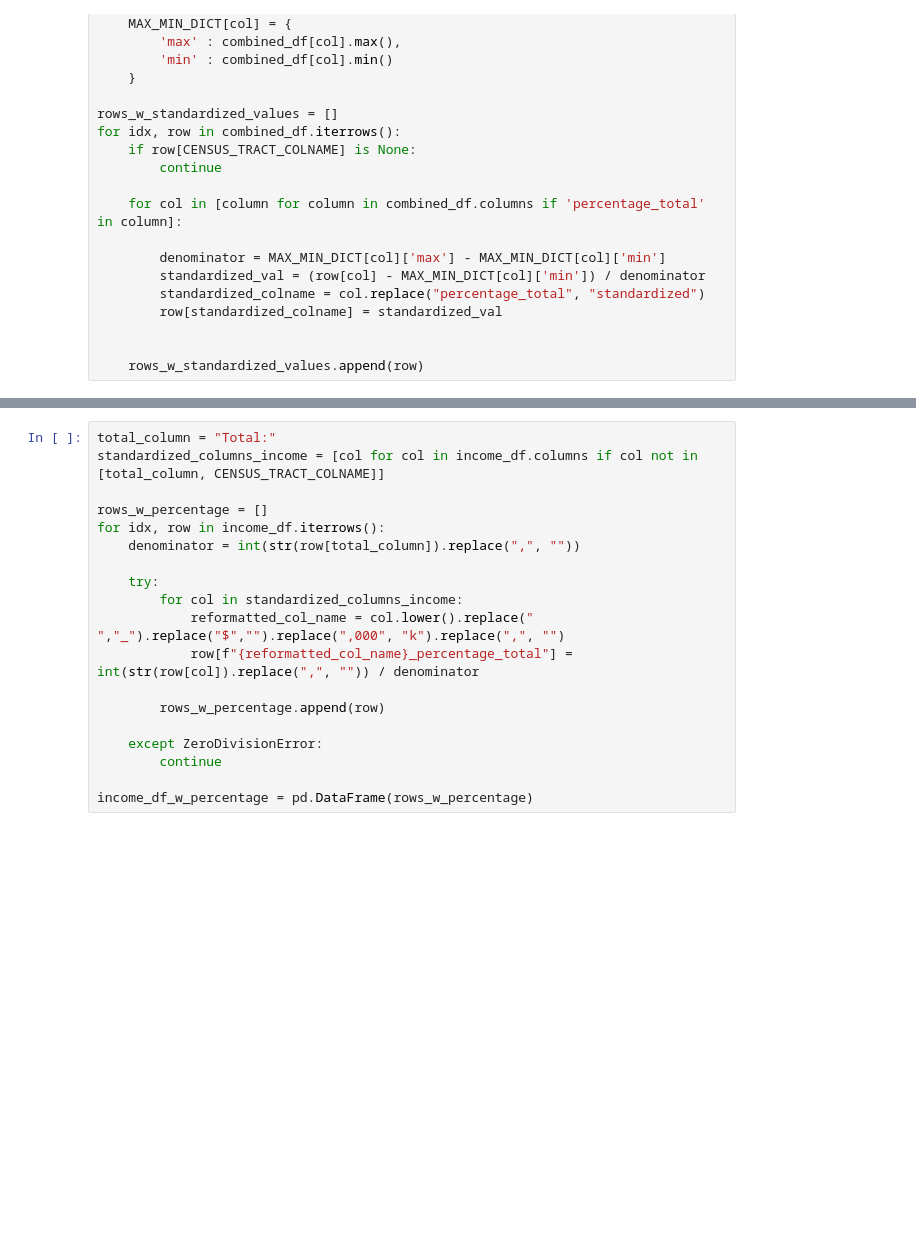
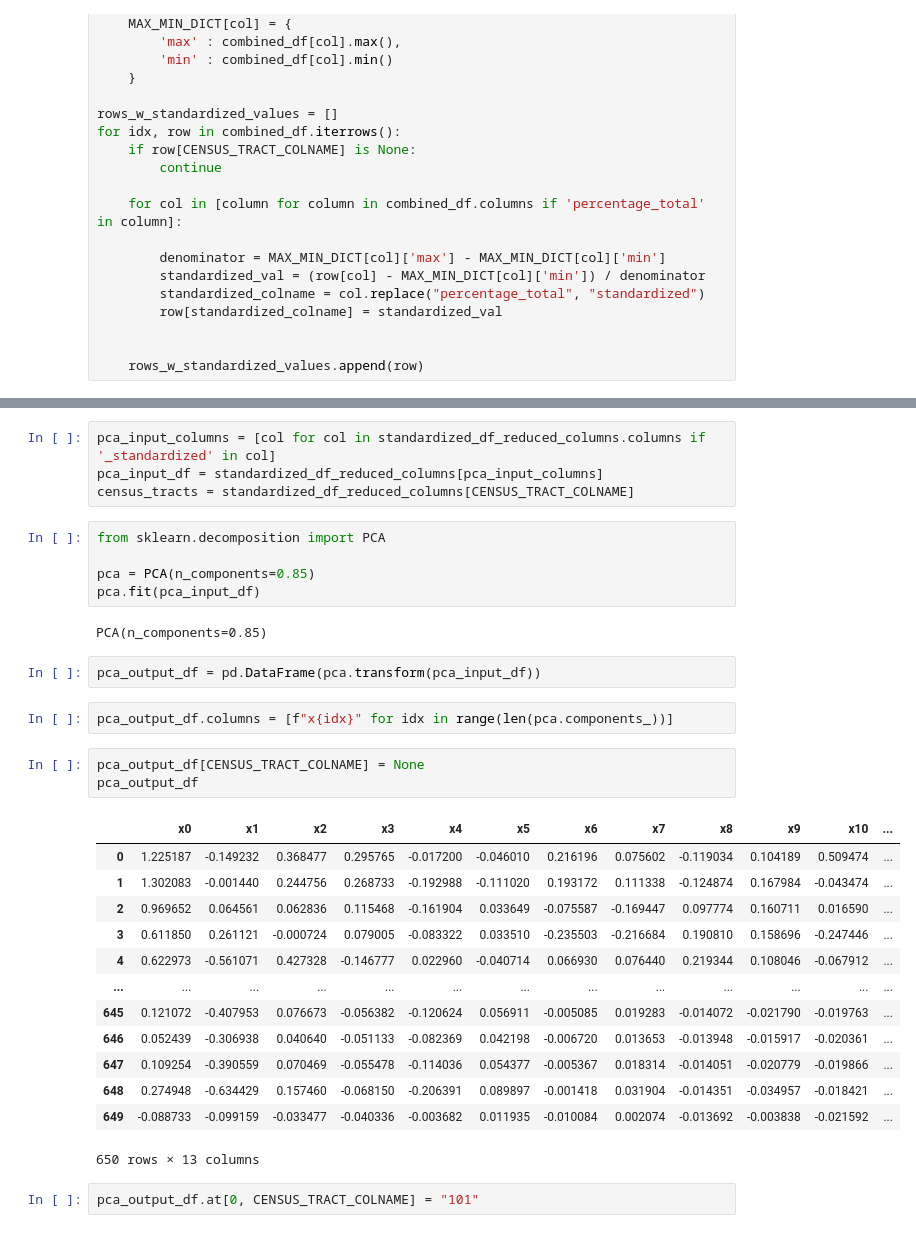
Before and after one commit to b-o-l-l-a/aes-eeng415, a Jupyter notebook: healthcare_project/preprocessing.ipynb, the cells around one changed output, grey strips where cells are left out. Cells and saved outputs as stored; diff of their text form; blank space fills up the shorter version.

```diff
--- a/healthcare_project/preprocessing.ipynb
+++ b/healthcare_project/preprocessing.ipynb
@@ -221,19 +238,34 @@ dtype: int64
-# %%
-total_column = "Total:"
-standardized_columns_income = [col for col in income_df.columns if col not in [total_column, CENSUS_TRACT_COLNAME]]
-
-rows_w_percentage = []
-for idx, row in income_df.iterrows():
-    denominator = int(str(row[total_column]).replace(",", ""))
-
-    try:
-        for col in standardized_columns_income:
-            reformatted_col_name = col.lower().replace(" ","_").replace("$","").replace(",000", "k").replace(",", "")
-            row[f"{reformatted_col_name}_percentage_total"] = int(str(row[col]).replace(",", "")) / denominator
-
-        rows_w_percentage.append(row)
-
-    except ZeroDivisionError:
-        continue
-
-income_df_w_percentage = pd.DataFrame(rows_w_percentage)
+# %%
+pca_input_columns = [col for col in standardized_df_reduced_columns.columns if '_standardized' in col]
+pca_input_df = standardized_df_reduced_columns[pca_input_columns]
+census_tracts = standardized_df_reduced_columns[CENSUS_TRACT_COLNAME]
+# %%
+from sklearn.decomposition import PCA
+
+pca = PCA(n_components=0.85)
+pca.fit(pca_input_df)
+# %% [output]
+PCA(n_components=0.85)
+# %%
+pca_output_df = pd.DataFrame(pca.transform(pca_input_df))
+# %%
+pca_output_df.columns = [f"x{idx}" for idx in range(len(pca.components_))]
+# %%
+pca_output_df[CENSUS_TRACT_COLNAME] = None
+pca_output_df
+# %% [output]
+|  | x0 | x1 | x2 | x3 | x4 | x5 | x6 | x7 | x8 | x9 | x10 | ... |
+| 0 | 1.225187 | -0.149232 | 0.368477 | 0.295765 | -0.017200 | -0.046010 | 0.216196 | 0.075602 | -0.119034 | 0.104189 | 0.509474 | ... |
+| 1 | 1.302083 | -0.001440 | 0.244756 | 0.268733 | -0.192988 | -0.111020 | 0.193172 | 0.111338 | -0.124874 | 0.167984 | -0.043474 | ... |
+| 2 | 0.969652 | 0.064561 | 0.062836 | 0.115468 | -0.161904 | 0.033649 | -0.075587 | -0.169447 | 0.097774 | 0.160711 | 0.016590 | ... |
+| 3 | 0.611850 | 0.261121 | -0.000724 | 0.079005 | -0.083322 | 0.033510 | -0.235503 | -0.216684 | 0.190810 | 0.158696 | -0.247446 | ... |
+| 4 | 0.622973 | -0.561071 | 0.427328 | -0.146777 | 0.022960 | -0.040714 | 0.066930 | 0.076440 | 0.219344 | 0.108046 | -0.067912 | ... |
+| ... | ... | ... | ... | ... | ... | ... | ... | ... | ... | ... | ... | ... |
+| 645 | 0.121072 | -0.407953 | 0.076673 | -0.056382 | -0.120624 | 0.056911 | -0.005085 | 0.019283 | -0.014072 | -0.021790 | -0.019763 | ... |
+| 646 | 0.052439 | -0.306938 | 0.040640 | -0.051133 | -0.082369 | 0.042198 | -0.006720 | 0.013653 | -0.013948 | -0.015917 | -0.020361 | ... |
+| 647 | 0.109254 | -0.390559 | 0.070469 | -0.055478 | -0.114036 | 0.054377 | -0.005367 | 0.018314 | -0.014051 | -0.020779 | -0.019866 | ... |
+| 648 | 0.274948 | -0.634429 | 0.157460 | -0.068150 | -0.206391 | 0.089897 | -0.001418 | 0.031904 | -0.014351 | -0.034957 | -0.018421 | ... |
+| 649 | -0.088733 | -0.099159 | -0.033477 | -0.040336 | -0.003682 | 0.011935 | -0.010084 | 0.002074 | -0.013692 | -0.003838 | -0.021592 | ... |
+650 rows × 13 columns
+# %%
+pca_output_df.at[0, CENSUS_TRACT_COLNAME] = "101"
```
Also changed, not shown: parts of 29 cells of this notebook.
